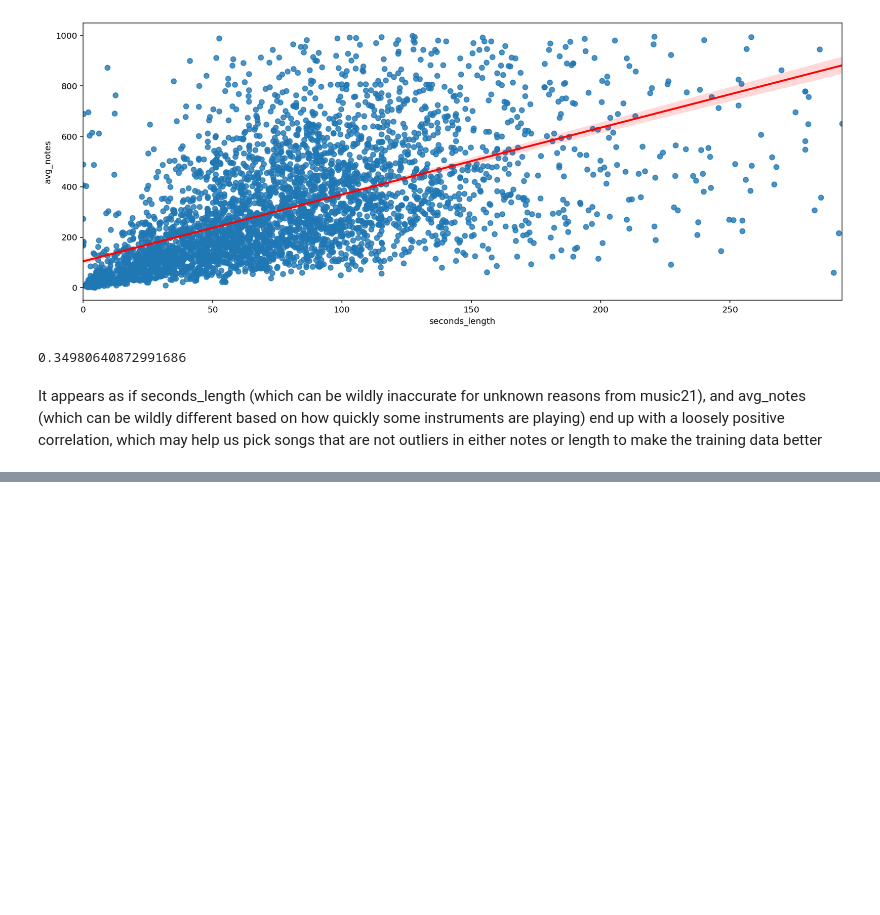
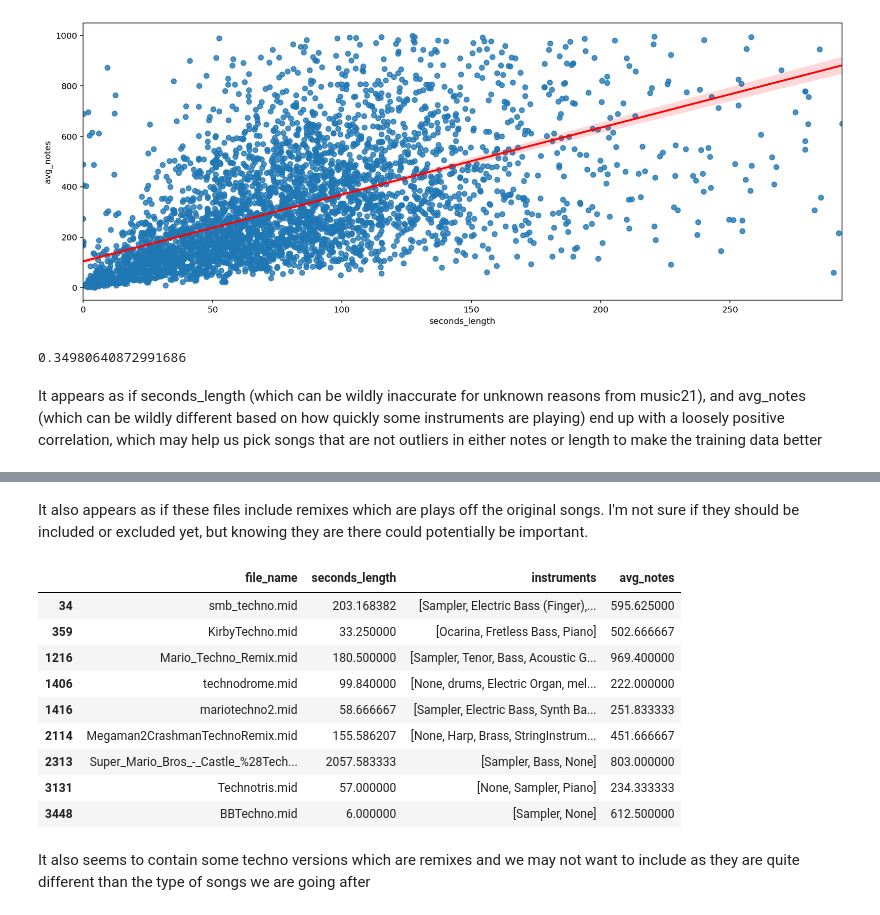
Before and after one commit to jontewks/8-bit_music_generation, a Jupyter notebook: EDA.ipynb, the cells around one changed output, grey strips where cells are left out. Saved outputs shown, nothing was run; the diff lists cells and outputs as text; code cells hidden in the pictures; blank space fills up the shorter version.

Commit message:
Include some text search results for later use

```diff
--- a/EDA.ipynb
+++ b/EDA.ipynb
@@ -276,0 +293,17 @@ It appears as if seconds_length (which can be wildly inaccurate for unknown reas
+# %% [markdown]
+It also appears as if these files include remixes which are plays off the original songs. I'm not sure if they should be included or excluded yet, but knowing they are there could potentially be important.
+# %%
+df[df['file_name'].str.contains('techno', case=False)]
+# %% [output]
+|  | file_name | seconds_length | instruments | avg_notes |
+| 34 | smb_techno.mid | 203.168382 | [Sampler, Electric Bass (Finger),... | 595.625000 |
+| 359 | KirbyTechno.mid | 33.250000 | [Ocarina, Fretless Bass, Piano] | 502.666667 |
+| 1216 | Mario_Techno_Remix.mid | 180.500000 | [Sampler, Tenor, Bass, Acoustic G... | 969.400000 |
+| 1406 | technodrome.mid | 99.840000 | [None, drums, Electric Organ, mel... | 222.000000 |
+| 1416 | mariotechno2.mid | 58.666667 | [Sampler, Electric Bass, Synth Ba... | 251.833333 |
+| 2114 | Megaman2CrashmanTechnoRemix.mid | 155.586207 | [None, Harp, Brass, StringInstrum... | 451.666667 |
+| 2313 | Super_Mario_Bros_-_Castle_%28Tech... | 2057.583333 | [Sampler, Bass, None] | 803.000000 |
+| 3131 | Technotris.mid | 57.000000 | [None, Sampler, Piano] | 234.333333 |
+| 3448 | BBTechno.mid | 6.000000 | [Sampler, None] | 612.500000 |
+# %% [markdown]
+It also seems to contain some techno versions which are remixes and we may not want to include as they are quite different than the type of songs we are going after
```
Also changed, not shown: parts of 1 cell of this notebook.
